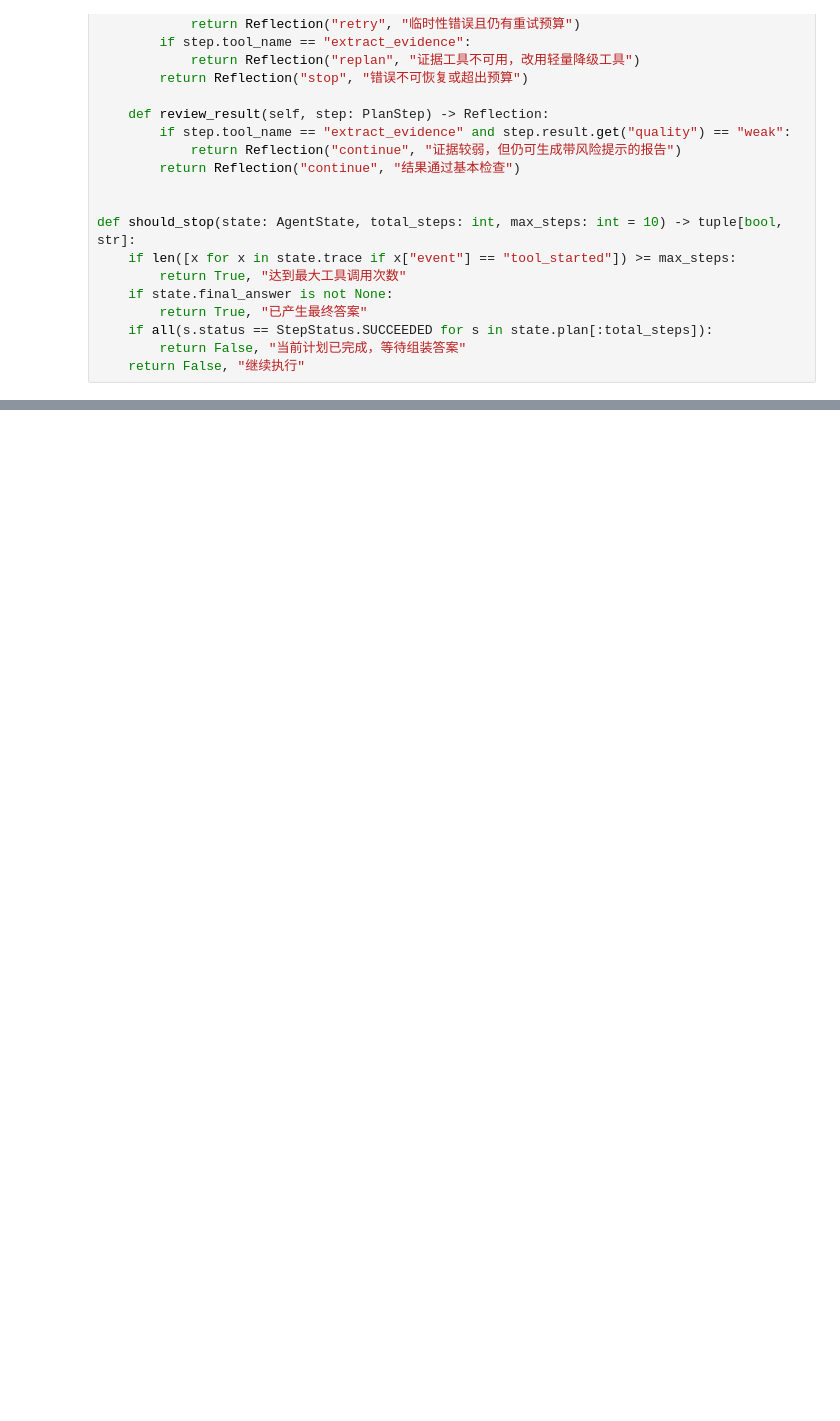
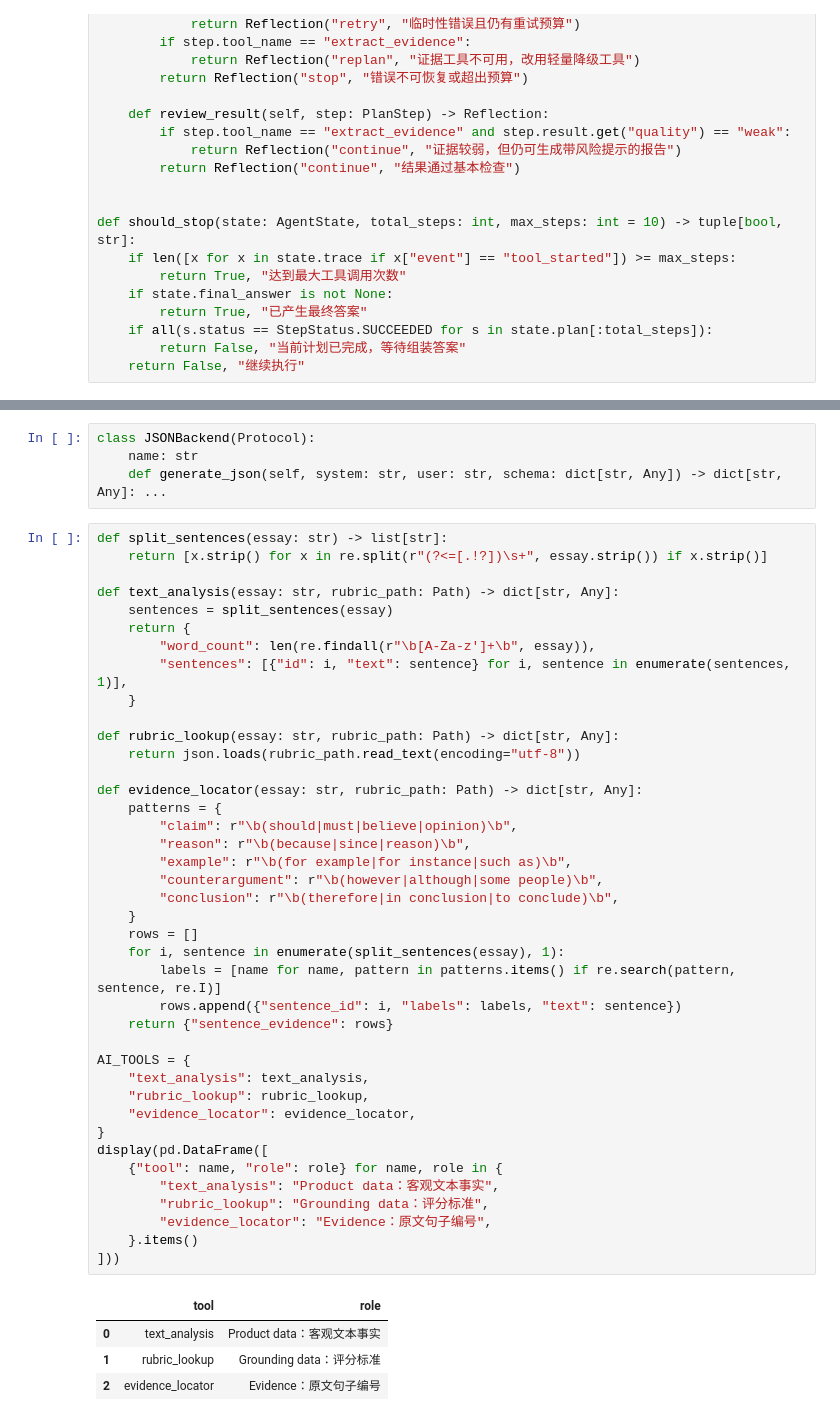
Before and after one commit to MartyHee/Writing_Coach_Agent, a Jupyter notebook: 3_CLASS.ipynb, the cells around one changed output, grey strips where cells are left out. Cells and saved outputs as stored; diff of their text form; blank space fills up the shorter version.

```diff
--- a/3_CLASS.ipynb
+++ b/3_CLASS.ipynb
@@ -179,0 +232,49 @@ def should_stop(state: AgentState, total_steps: int, max_steps: int = 10) -> tup
+# %%
+class JSONBackend(Protocol):
+    name: str
+    def generate_json(self, system: str, user: str, schema: dict[str, Any]) -> dict[str, Any]: ...
+# %%
+def split_sentences(essay: str) -> list[str]:
+    return [x.strip() for x in re.split(r"(?<=[.!?])\s+", essay.strip()) if x.strip()]
+
+def text_analysis(essay: str, rubric_path: Path) -> dict[str, Any]:
+    sentences = split_sentences(essay)
+    return {
+        "word_count": len(re.findall(r"\b[A-Za-z']+\b", essay)),
+        "sentences": [{"id": i, "text": sentence} for i, sentence in enumerate(sentences, 1)],
+    }
+
+def rubric_lookup(essay: str, rubric_path: Path) -> dict[str, Any]:
+    return json.loads(rubric_path.read_text(encoding="utf-8"))
+
+def evidence_locator(essay: str, rubric_path: Path) -> dict[str, Any]:
+    patterns = {
+        "claim": r"\b(should|must|believe|opinion)\b",
+        "reason": r"\b(because|since|reason)\b",
+        "example": r"\b(for example|for instance|such as)\b",
+        "counterargument": r"\b(however|although|some people)\b",
+        "conclusion": r"\b(therefore|in conclusion|to conclude)\b",
+    }
+    rows = []
+    for i, sentence in enumerate(split_sentences(essay), 1):
+        labels = [name for name, pattern in patterns.items() if re.search(pattern, sentence, re.I)]
+        rows.append({"sentence_id": i, "labels": labels, "text": sentence})
+    return {"sentence_evidence": rows}
+
+AI_TOOLS = {
+    "text_analysis": text_analysis,
+    "rubric_lookup": rubric_lookup,
+    "evidence_locator": evidence_locator,
+}
+display(pd.DataFrame([
+    {"tool": name, "role": role} for name, role in {
+        "text_analysis": "Product data：客观文本事实",
+        "rubric_lookup": "Grounding data：评分标准",
+        "evidence_locator": "Evidence：原文句子编号",
+    }.items()
+]))
+# %% [output]
+|  | tool | role |
+| 0 | text_analysis | Product data：客观文本事实 |
+| 1 | rubric_lookup | Grounding data：评分标准 |
+| 2 | evidence_locator | Evidence：原文句子编号 |
```
Also changed, not shown: parts of 13 cells of this notebook, 8 other files.
